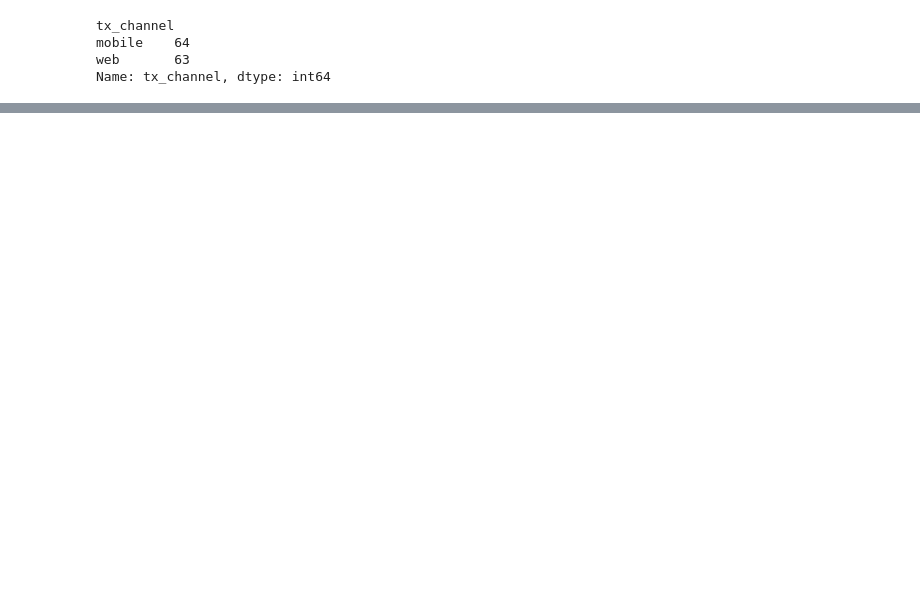
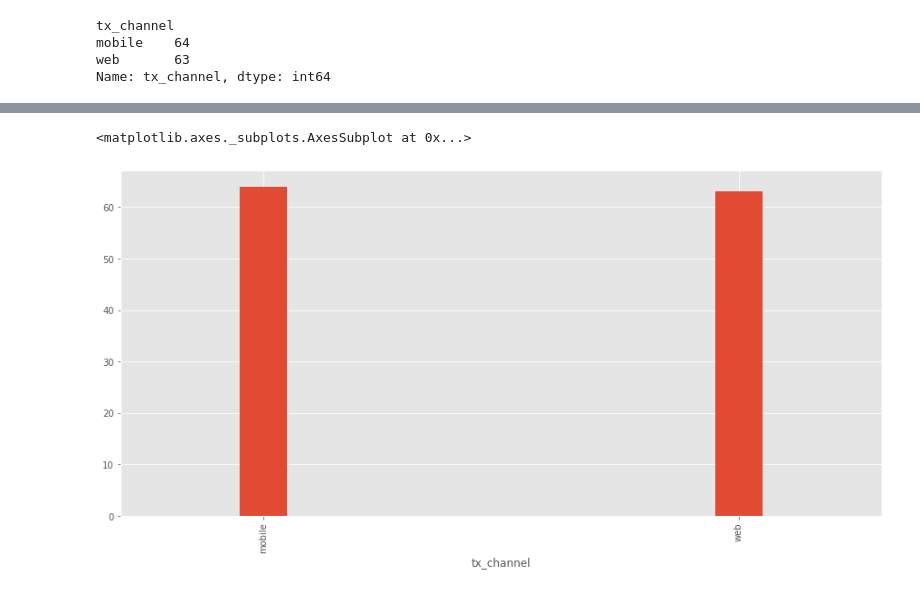
Before and after one commit to olaseth39/excel_project, a Jupyter notebook: Data Cleaning Task2-Edited.ipynb, the cells around one changed output, grey strips where cells are left out. Drawn from its saved outputs; the diff is of its cells as text; code cells hidden in the pictures; blank space fills up the shorter version.

```diff
--- a/Data Cleaning Task2-Edited.ipynb
+++ b/Data Cleaning Task2-Edited.ipynb
@@ -246,0 +302,5 @@ plt.bar(df8['tx_channel'], y, width=0.1)
+# %%
+df8.groupby('tx_channel')['tx_channel'].count().plot(kind='bar', width=0.1)
+# %% [output]
+<matplotlib.axes._subplots.AxesSubplot at 0x...>
+[figure, added]
```
Also changed, not shown: parts of 23 cells of this notebook.
